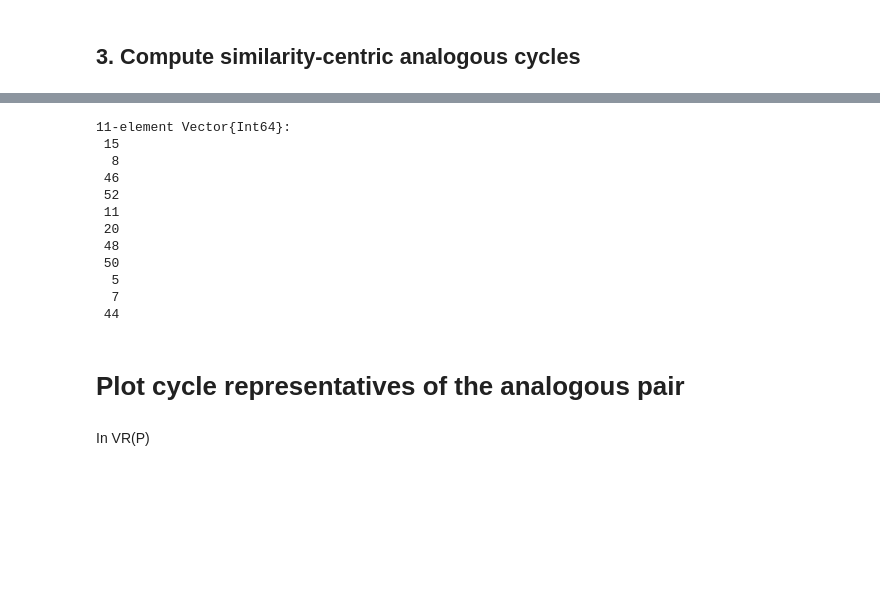
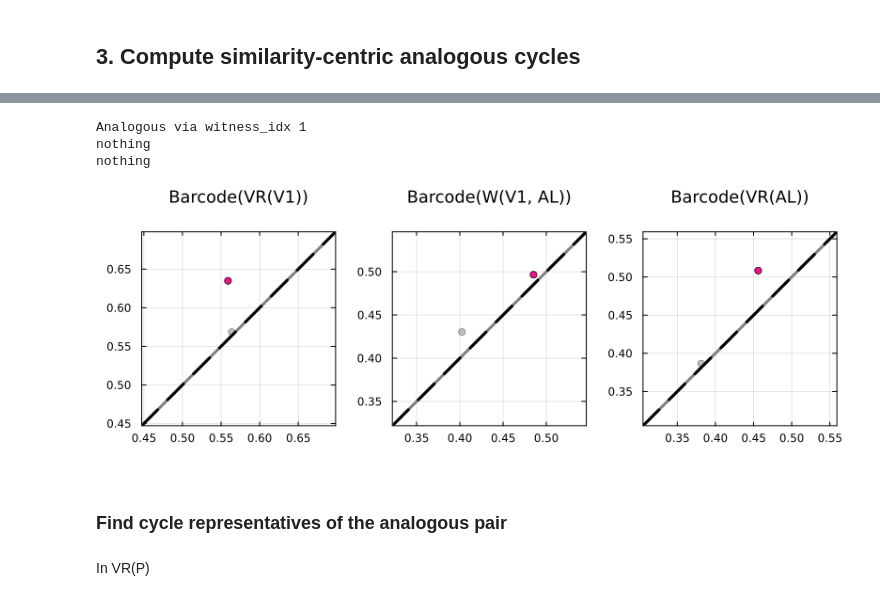
Before and after one commit to Soheilp86/analogous_neural, a Jupyter notebook: analysis/experimental_visual/2_analogous_cycles.ipynb, the cells around one changed output, grey strips where cells are left out. Drawn from its saved outputs; the diff is of its cells as text; code cells hidden in the pictures; blank space fills up the shorter version.

```diff
--- a/analysis/experimental_visual/2_analogous_cycles.ipynb
+++ b/analysis/experimental_visual/2_analogous_cycles.ipynb
@@ -78,9 +71,9 @@ dim = 1;
 # %%
-extension_V1, extension_AL = run_similarity_analogous(
-                            VR_P = C_V1,
-                            D_P = D_V1,
-                            VR_Q = C_AL,
-                            D_Q = D_AL,
-                            W_PQ = W_V1,
-                            W_PQ_bar = W_class,
-                            dim = dim);
+selected_W_V1_AL = [1,2]
+analogous_V1, analogous_AL, W_QP = analogous_bars.run_baseline_similarity_analogous(VR_P = C_V1,
+                                                                    D_P = D_V1,
+                                                                    VR_Q = C_AL,
+                                                                    D_Q = D_AL,
+                                                                    W_PQ = W_V1,
+                                                                    W_PQ_bars = selected_W_V1_AL,
+                                                                    dim = 1);
@@ -121,20 +80,52 @@ V1_cr = classrep(C_V1, dim = 1, class = 2)
-# %%
-V1_cr_vertex = classrep(C_V1, dim = 1, class = 2, format = "vertex")
-# %% [output]
-11-element Vector{Int64}:
- 15
-  8
- 46
- 52
- 11
- 20
- 48
- 50
-  5
-  7
- 44
+# %%
+# note that there are no analgous cycles matched via witness_idx = 1
+
+println("Analogous via witness_idx 1")
+println(analogous_V1[1]["baseline_bar_extension"])
+println(analogous_AL[1]["baseline_bar_extension"])
+# %% [output]
+Analogous via witness_idx 1
+nothing
+nothing
+# %%
+# select Witness bar
+witness_idx = 2
+
+# get all barcodes
+barcode_VR_V1 = barcode(C_V1, dim = 1)
+barcode_VR_AL = barcode(C_AL, dim = 1)
+barcode_W_V1_AL = barcode(W_V1["eirene_output"], dim = 1)
+
+# plot all persistence diagrams & significance feature cutoff
+selected_V1 =[1,2]
+cutoff_V1 =0
+p1 = plot_PD(barcode_VR_V1;
+            cutoff = cutoff_V1,
+            highlight = analogous_V1[witness_idx]["baseline_bar_extension"],
+            title = "Barcode(VR(V1))",
+            titlefontsize = 12)
+
+selected_W_V1_AL = [1,2]
+cutoff_W_V1_AL = 0
+p2 = plot_PD(barcode_W_V1_AL;
+            cutoff = cutoff_W_V1_AL,
+            highlight = [witness_idx],
+            title = "Barcode(W(V1, AL))",
+            titlefontsize = 12)
+
+selected_AL = [1,2]
+cutoff_AL = 0
+p3 = plot_PD(barcode_VR_AL;
+            cutoff = cutoff_AL,
+            highlight = analogous_AL[witness_idx]["baseline_bar_extension"],
+            title = "Barcode(VR(AL))",
+            titlefontsize = 12)
+
+plot(p1, p2, p3, layout = grid(1,3), size = (800, 300))
+# %% [output]
+[figure, added]
 # %% [markdown]
-# Plot cycle representatives of the analogous pair
+### Find cycle representatives of the analogous pair
 # %% [markdown]
 In VR(P)
 # %%
```
Also changed, not shown: parts of 29 cells of this notebook.
